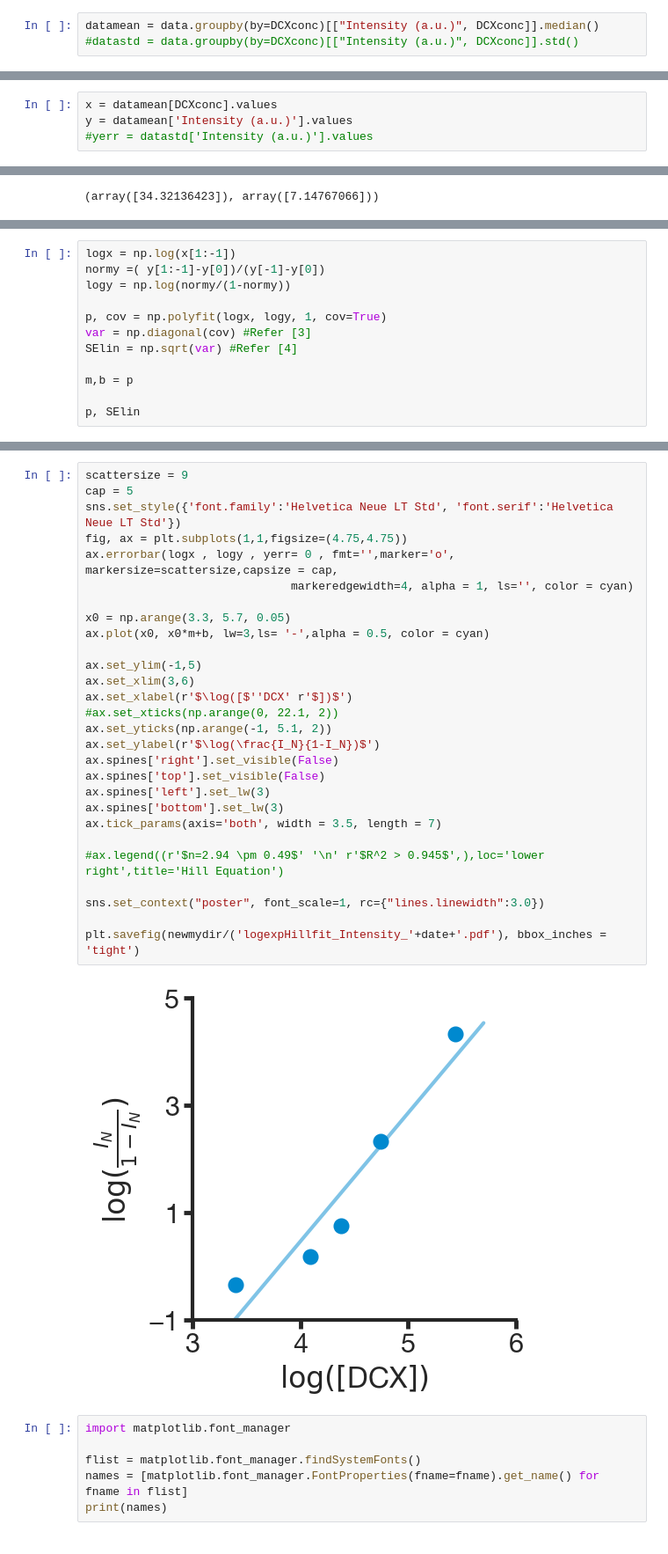
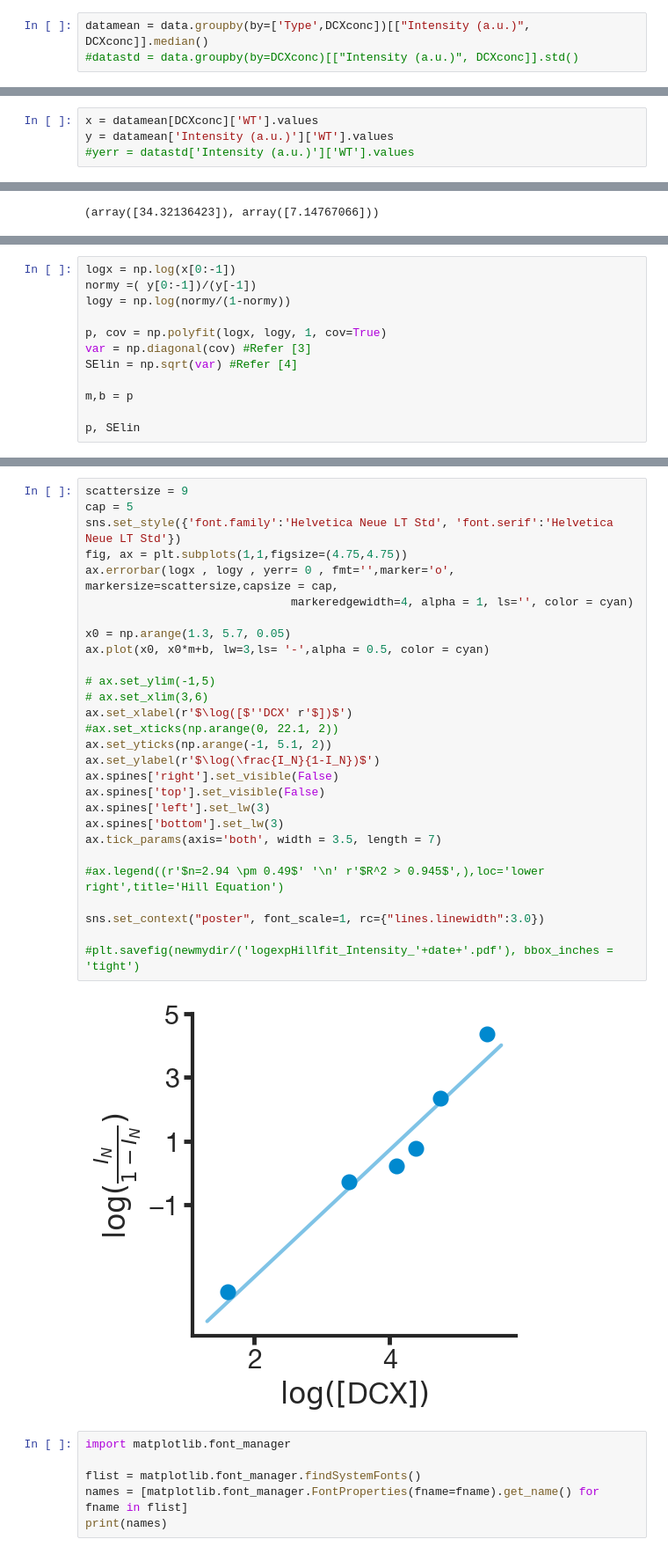
Before and after one commit to sofiacruzt/sofia-brouhardlab, a Jupyter notebook: dynamics/EJCB2023/Intensity-medianBkgrdSubs.ipynb, the cells around one changed output, grey strips where cells are left out. Shown: that part at 88% size. Saved outputs shown, nothing was run; the diff lists cells and outputs as text.

```diff
--- a/dynamics/EJCB2023/Intensity-medianBkgrdSubs.ipynb
+++ b/dynamics/EJCB2023/Intensity-medianBkgrdSubs.ipynb
@@ -277,5 +286,5 @@ plt.savefig(newmydir/('intensity_median'+date+'.pdf'))
 # %%
-datamean = data.groupby(by=DCXconc)[["Intensity (a.u.)", DCXconc]].median()
+datamean = data.groupby(by=['Type',DCXconc])[["Intensity (a.u.)", DCXconc]].median()
 #datastd = data.groupby(by=DCXconc)[["Intensity (a.u.)", DCXconc]].std()
 # %%
 datamean
@@ -304,7 +335,7 @@ data.groupby(by=DCXconc)[["Intensity (a.u.)", DCXconc]].count()
 # %%
-x = datamean[DCXconc].values
-y = datamean['Intensity (a.u.)'].values
-#yerr = datastd['Intensity (a.u.)'].values
+x = datamean[DCXconc]['WT'].values
+y = datamean['Intensity (a.u.)']['WT'].values
+#yerr = datastd['Intensity (a.u.)']['WT'].values
 # %%
 def hillEQ(x, n, kd):
     return  (y[-1]) * np.power(x, n)/(kd + np.power(x, n))
@@ -376,6 +407,6 @@ plt.tight_layout()
 # %%
-logx = np.log(x[1:-1])
-normy =( y[1:-1]-y[0])/(y[-1]-y[0])
+logx = np.log(x[0:-1])
+normy =( y[0:-1])/(y[-1])
 logy = np.log(normy/(1-normy))
 
 p, cov = np.polyfit(logx, logy, 1, cov=True)
@@ -406,33 +451,33 @@ R2S(logy,np.multiply(log,m)+b)
 # %%
 scattersize = 9
 cap = 5
 sns.set_style({'font.family':'Helvetica Neue LT Std', 'font.serif':'Helvetica Neue LT Std'})
 fig, ax = plt.subplots(1,1,figsize=(4.75,4.75))
 ax.errorbar(logx , logy , yerr= 0 , fmt='',marker='o', markersize=scattersize,capsize = cap,
                               markeredgewidth=4, alpha = 1, ls='', color = cyan)
 
-x0 = np.arange(3.3, 5.7, 0.05)
+x0 = np.arange(1.3, 5.7, 0.05)
 ax.plot(x0, x0*m+b, lw=3,ls= '-',alpha = 0.5, color = cyan)
 
-ax.set_ylim(-1,5)
-ax.set_xlim(3,6)
+# ax.set_ylim(-1,5)
+# ax.set_xlim(3,6)
 ax.set_xlabel(r'$\log([$''DCX' r'$])$')
 #ax.set_xticks(np.arange(0, 22.1, 2))
 ax.set_yticks(np.arange(-1, 5.1, 2))
 ax.set_ylabel(r'$\log(\frac{I_N}{1-I_N})$')
 ax.spines['right'].set_visible(False)
 ax.spines['top'].set_visible(False)
 ax.spines['left'].set_lw(3)
 ax.spines['bottom'].set_lw(3)
 ax.tick_params(axis='both', width = 3.5, length = 7)
 
 #ax.legend((r'$n=2.94 \pm 0.49$' '\n' r'$R^2 > 0.945$',),loc='lower right',title='Hill Equation')
 
 sns.set_context("poster", font_scale=1, rc={"lines.linewidth":3.0})
 
-plt.savefig(newmydir/('logexpHillfit_Intensity_'+date+'.pdf'), bbox_inches = 'tight')
+#plt.savefig(newmydir/('logexpHillfit_Intensity_'+date+'.pdf'), bbox_inches = 'tight')
 # %% [output]
-[figure, old version]
+[figure, new version]
 # %%
 import matplotlib.font_manager
 
```
Also changed, not shown: parts of 24 cells of this notebook, 2 other files.
